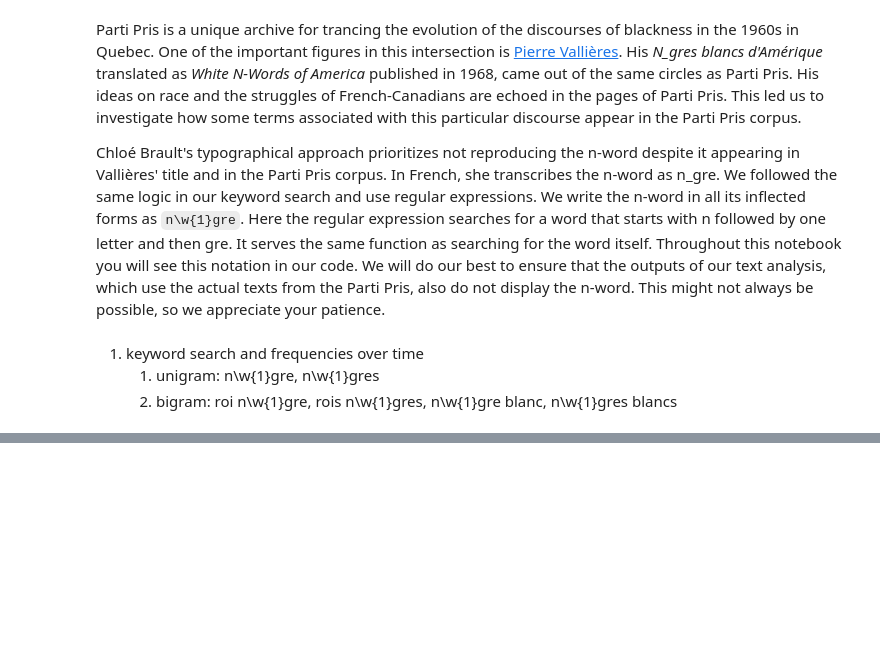
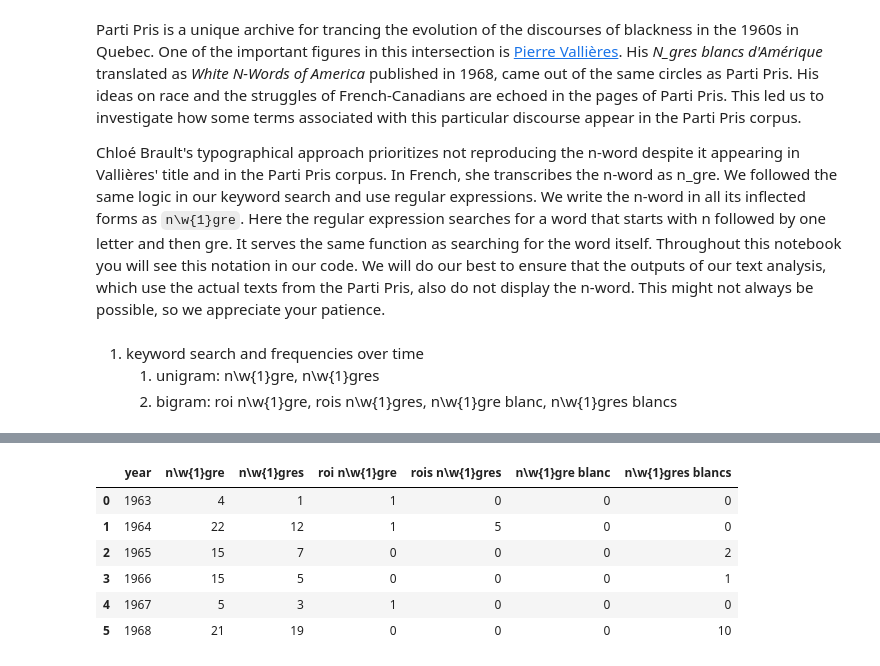
Before and after one commit to mervetekgurler/partipris, a Jupyter notebook: notebooks/03_text_analysis.ipynb, the cells around one changed output, grey strips where cells are left out. Saved outputs shown, nothing was run; the diff lists cells and outputs as text; code cells hidden in the pictures; blank space fills up the shorter version.

```diff
--- a/notebooks/03_text_analysis.ipynb
+++ b/notebooks/03_text_analysis.ipynb
@@ -12,0 +43,25 @@ Chloé Brault's typographical approach prioritizes not reproducing the n-word de
+# %%
+# Ensure the year column is present and clean
+df['year'] = pd.to_numeric(df['year'], errors='coerce')
+
+# Initialize a results DataFrame
+results = []
+
+for year, group in df.groupby('year'):
+    year_data = {'year': year}
+    texts = group['text'].dropna().astype(str)
+    for key, pattern in keywords.items():
+        count = texts.apply(lambda x: len(re.findall(pattern, x, flags=re.IGNORECASE))).sum()
+        year_data[key] = count
+    results.append(year_data)
+
+freq_df = pd.DataFrame(results).sort_values('year').reset_index(drop=True)
+freq_df
+# %% [output]
+|  | year | n\w{1}gre | n\w{1}gres | roi n\w{1}gre | rois n\w{1}gres | n\w{1}gre blanc | n\w{1}gres blancs |
+| 0 | 1963 | 4 | 1 | 1 | 0 | 0 | 0 |
+| 1 | 1964 | 22 | 12 | 1 | 5 | 0 | 0 |
+| 2 | 1965 | 15 | 7 | 0 | 0 | 0 | 2 |
+| 3 | 1966 | 15 | 5 | 0 | 0 | 0 | 1 |
+| 4 | 1967 | 5 | 3 | 1 | 0 | 0 | 0 |
+| 5 | 1968 | 21 | 19 | 0 | 0 | 0 | 10 |
```
Also changed, not shown: parts of 4 cells of this notebook, 3 other files.
